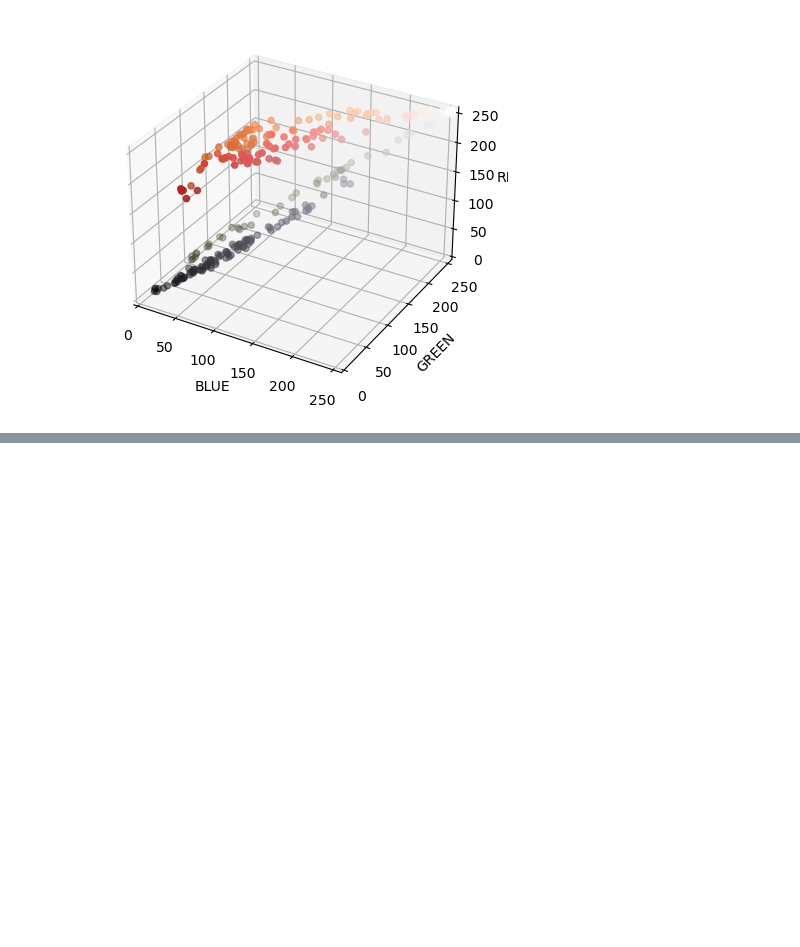
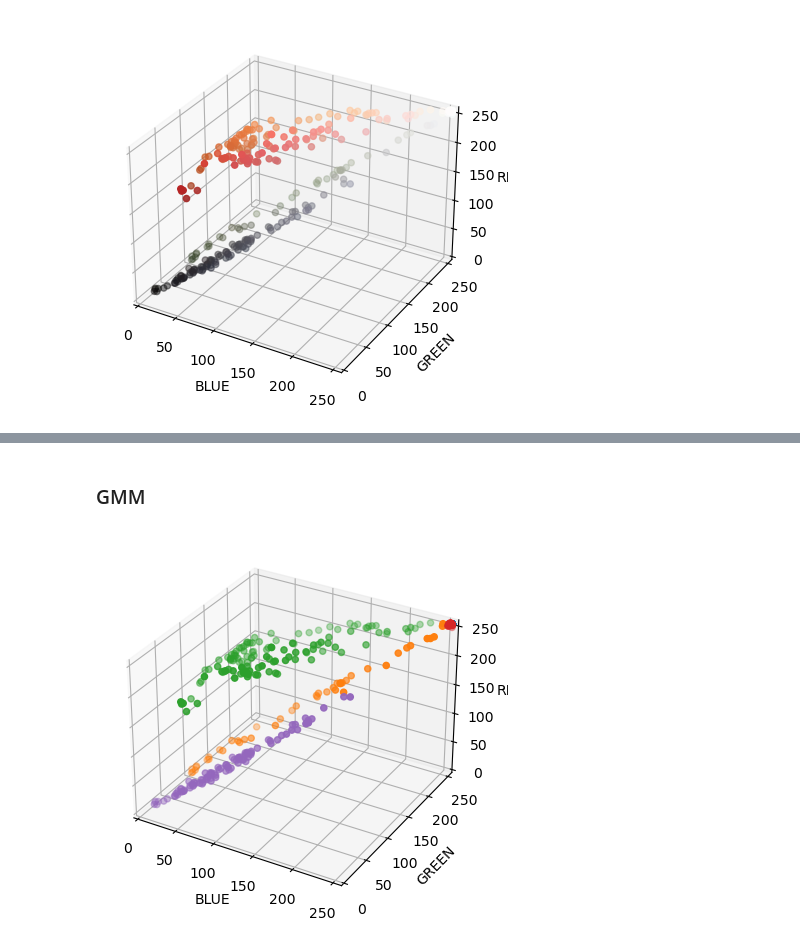
Before and after one commit to RedPanda1618/digitalImage-ch10, a Jupyter notebook: rgb_clustering.ipynb, the cells around one changed output, grey strips where cells are left out. Drawn from its saved outputs; the diff is of its cells as text; code cells hidden in the pictures; blank space fills up the shorter version.

```diff
--- a/rgb_clustering.ipynb
+++ b/rgb_clustering.ipynb
@@ -32,0 +57,22 @@ plt.show()
+# %% [markdown]
+### GMM
+# %%
+n_components = 5
+gmm=mixture.GaussianMixture(n_components=n_components,covariance_type='full', random_state=10)
+z_gmm=gmm.fit(data)
+label=z_gmm.predict(data)
+
+fig = plt.figure()
+ax = fig.add_subplot(111, projection='3d')
+for i in range(n_components):
+    ax.scatter3D(data[:, 0][label==i], data[:, 1][label==i], data[:, 2][label==i])
+
+ax.set_xlabel("BLUE")
+ax.set_ylabel("GREEN")
+ax.set_zlabel("RED")
+ax.set_xlim([0, 255])
+ax.set_ylim([0, 255])
+ax.set_zlim([0, 255])
+plt.show()
+# %% [output]
+[figure, added]
```
Also changed, not shown: parts of 10 cells of this notebook.
